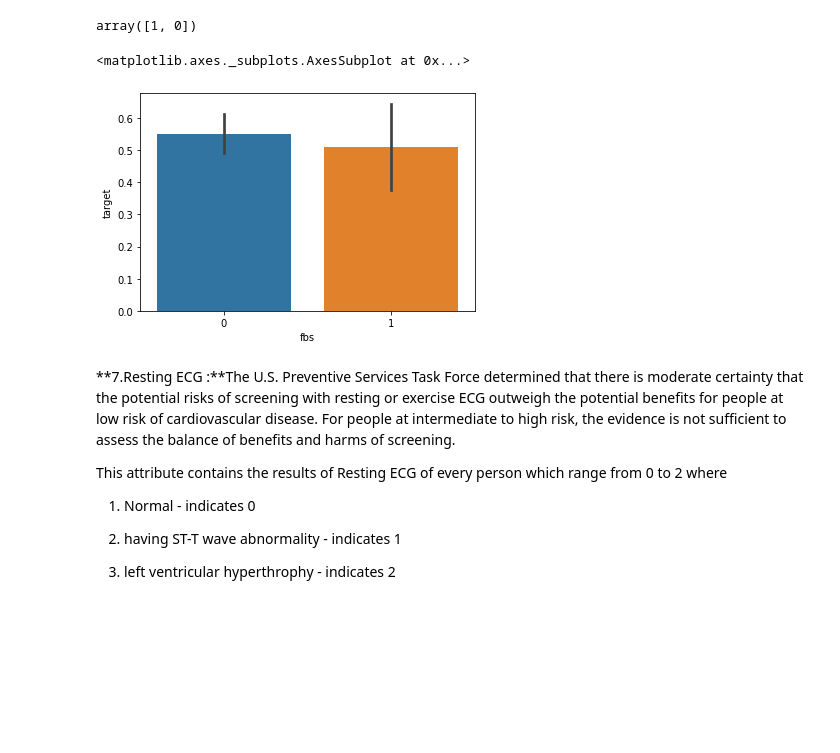
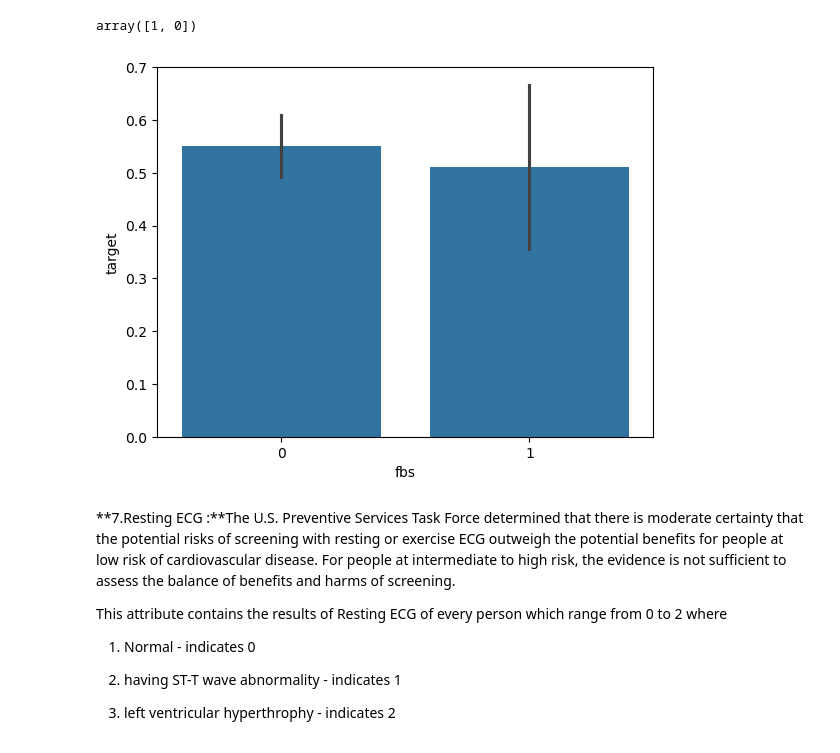
Before and after one commit to sai14karthik/Heart-Disease-Classification, a Jupyter notebook: IDP Code.ipynb, the cells around one changed output. Saved outputs shown, nothing was run; the diff lists cells and outputs as text; code cells hidden in the pictures; blank space fills up the shorter version.

```diff
--- a/IDP Code.ipynb
+++ b/IDP Code.ipynb
@@ -80,10 +83,10 @@ df["fbs"].unique()
 # %% [output]
 array([1, 0])
 # %%
-sns.barplot(df["fbs"],y)
+sns.barplot(x="fbs", y="target", data=df)
+plt.show()
 # %% [output]
-<matplotlib.axes._subplots.AxesSubplot at 0x...>
-[figure, old version]
+[figure, new version]
 # %% [markdown]
 **7.Resting ECG :**The U.S. Preventive Services Task Force determined that there is moderate certainty that the potential risks of screening with resting or exercise ECG outweigh the potential benefits for people at low risk of cardiovascular disease. For people at intermediate to high risk, the evidence is not sufficient to assess the balance of benefits and harms of screening.
 
```
Also changed, not shown: parts of 13 cells of this notebook.
